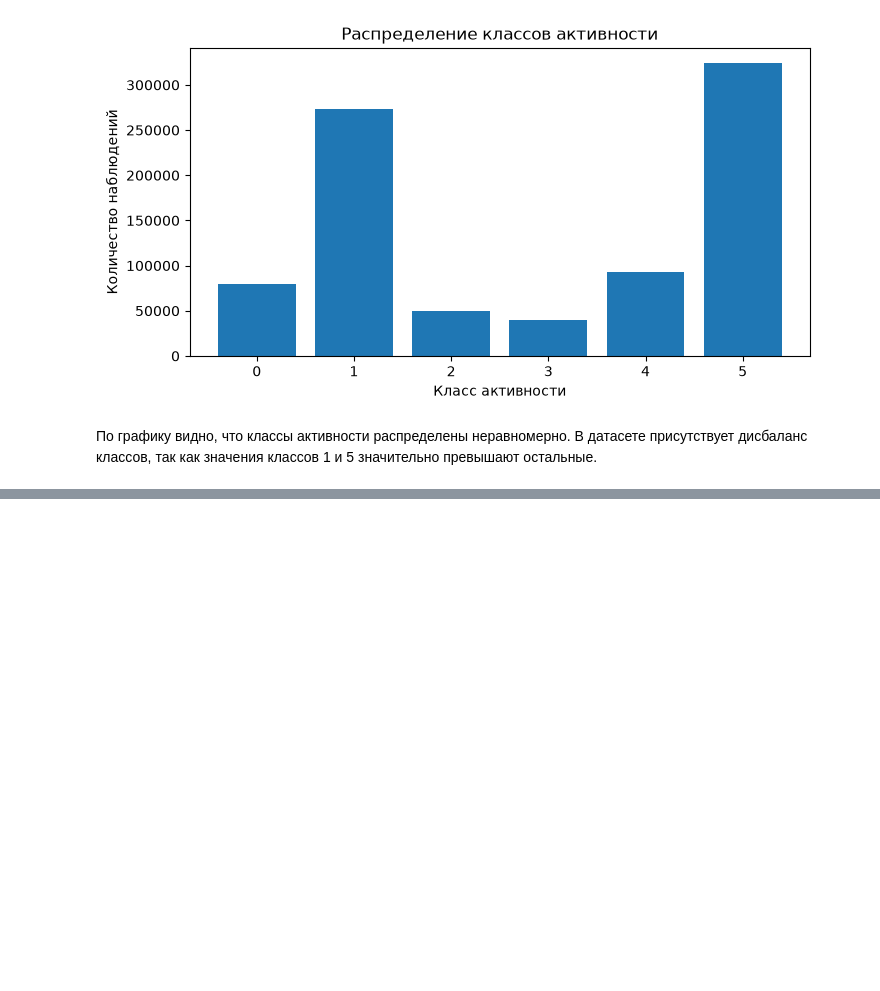
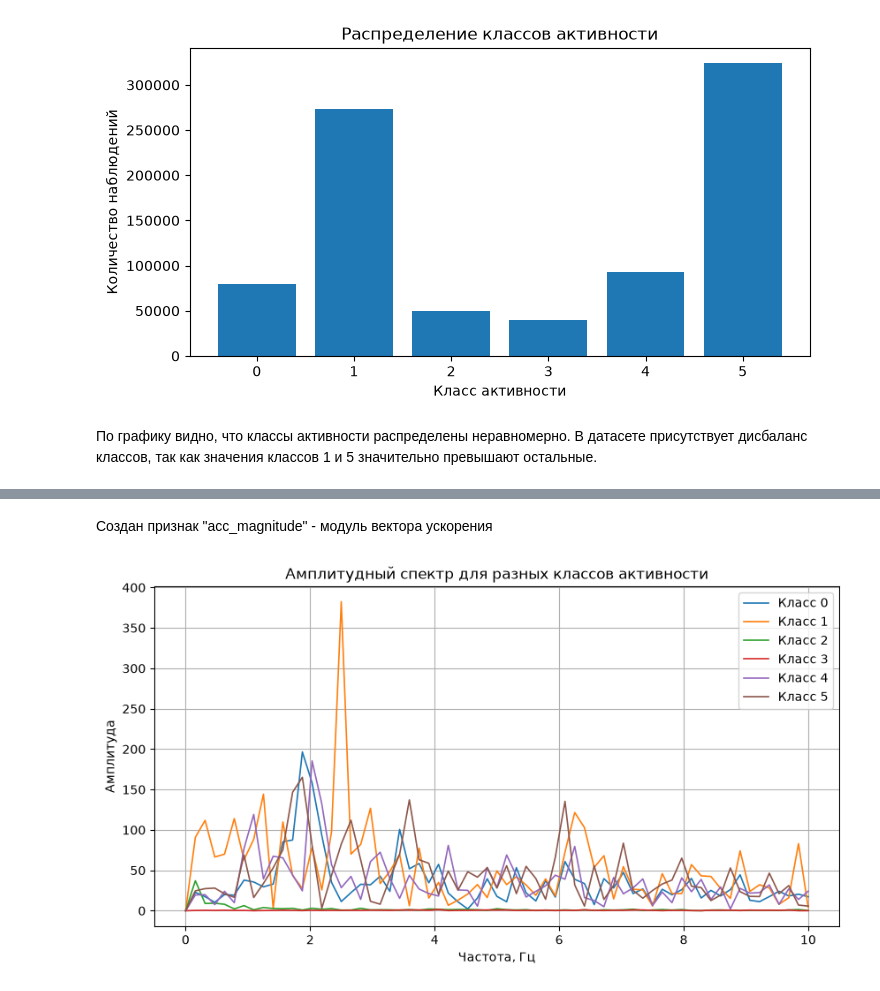
Before and after one commit to elena-kornaeva/Practice_Human-Activity-Recognition_Classifier, a Jupyter notebook: notebooks/01_EDA_and_Preprocessing_Additional.ipynb, the cells around one changed output, grey strips where cells are left out. Cells and saved outputs as stored; diff of their text form; code cells hidden in the pictures; blank space fills up the shorter version.

Commit message:
Add amplitude spectrum visualization

```diff
--- a/notebooks/01_EDA_and_Preprocessing_Additional.ipynb
+++ b/notebooks/01_EDA_and_Preprocessing_Additional.ipynb
@@ -93,0 +96,10 @@ plt.show()
+# %%
+import numpy as np
+
+train_df["acc_magnitude"] = np.sqrt(
+    train_df["acc_x"] ** 2 +
+    train_df["acc_y"] ** 2 +
+    train_df["acc_z"] ** 2
+)
+
+train_df[["acc_x", "acc_y", "acc_z", "acc_magnitude", "Activity"]].head()
@@ -93,0 +113,28 @@ plt.show()
+# %% [markdown]
+Создан признак "acc_magnitude" - модуль вектора ускорения
+# %%
+sampling_rate = 20
+points_per_class = 128
+
+classes = sorted(train_df["Activity"].unique())
+
+plt.figure(figsize=(10, 5))
+
+for activity_class in classes:
+    signal = train_df[train_df["Activity"] == activity_class]["acc_magnitude"].head(points_per_class)
+    signal = signal - signal.mean()
+
+    frequencies = np.fft.rfftfreq(len(signal), d=1 / sampling_rate)
+    amplitude = np.abs(np.fft.rfft(signal))
+
+    plt.plot(frequencies, amplitude, label=f"Класс {activity_class}", linewidth=1.2)
+
+plt.title("Амплитудный спектр для разных классов активности")
+plt.xlabel("Частота, Гц")
+plt.ylabel("Амплитуда")
+plt.legend()
+plt.grid(True)
+
+plt.show()
+# %% [output]
+[figure, added]
```
Also changed, not shown: parts of 3 cells of this notebook.
